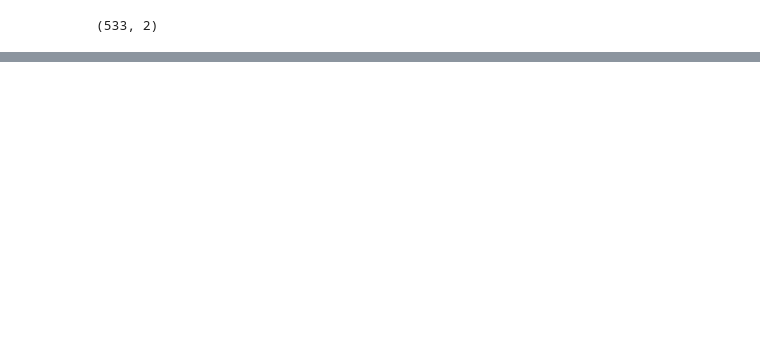
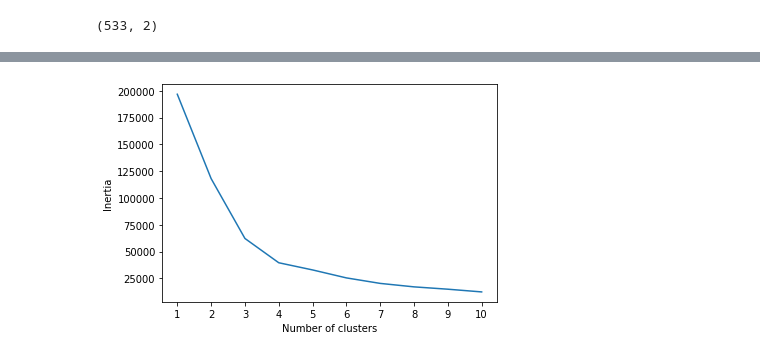
Before and after one commit to jakewmayfield/unsupervised_learning_challenge, a Jupyter notebook: Cryptocurrency_Clusters.ipynb, the cells around one changed output, grey strips where cells are left out. Cells and saved outputs as stored; diff of their text form; code cells hidden in the pictures; blank space fills up the shorter version.

```diff
--- a/Cryptocurrency_Clusters.ipynb
+++ b/Cryptocurrency_Clusters.ipynb
@@ -190,0 +189,16 @@ NameError: name 'df2' is not defined
+# %%
+inertia = []
+# Same as k = list(range(1, 11))
+k = [1,2,3,4,5,6,7,8,9,10]
+
+
+# Looking for the best k
+for i in k:
+    km = KMeans(n_clusters=i, random_state=0)
+    km.fit(tsne_features)
+    inertia.append(km.inertia_)
+
+# Define a DataFrame to plot the Elbow Curve using hvPlot
+elbow_data = {"k": k, "inertia": inertia}
+df_elbow = pd.DataFrame(elbow_data)
+df_elbow
@@ -191,21 +217,8 @@ NameError: name 'df2' is not defined
 # %%
-inertia = []
-# Same as k = list(range(1, 11))
-k = [1,2,3,4,5,6,7,8,9,10]
-
-
-# Looking for the best k
-for i in k:
-    km = KMeans(n_clusters=i, random_state=0)
-    km.fit(df_iris)
-    inertia.append(km.inertia_)
-
-# Define a DataFrame to plot the Elbow Curve using hvPlot
-elbow_data = {"k": k, "inertia": inertia}
-df_elbow = pd.DataFrame(elbow_data)
-
 plt.plot(df_elbow['k'], df_elbow['inertia'])
 plt.xticks(range(1,11))
 plt.xlabel('Number of clusters')
 plt.ylabel('Inertia')
 plt.show()
+# %% [output]
+[figure, added]
```
Also changed, not shown: parts of 12 cells of this notebook.
